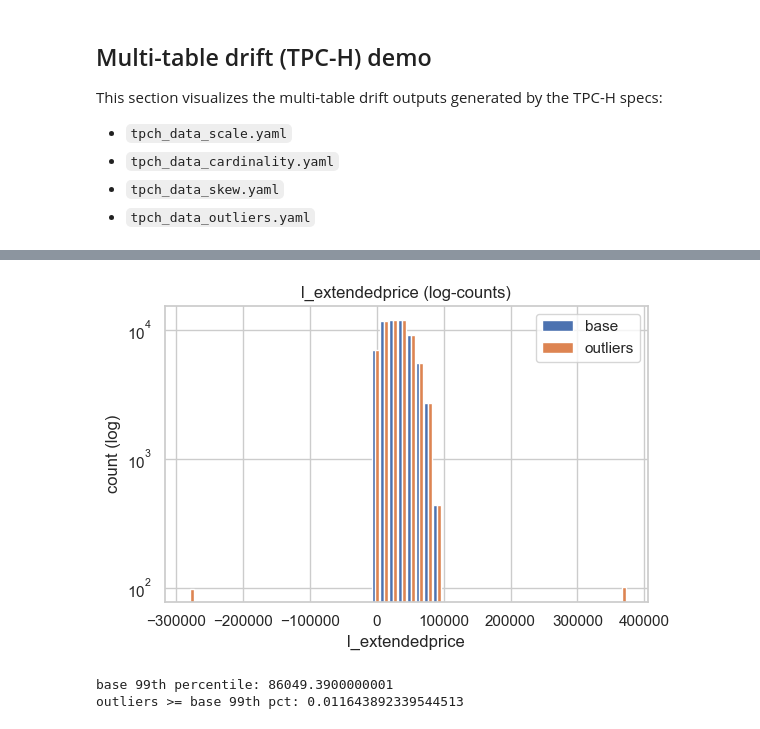
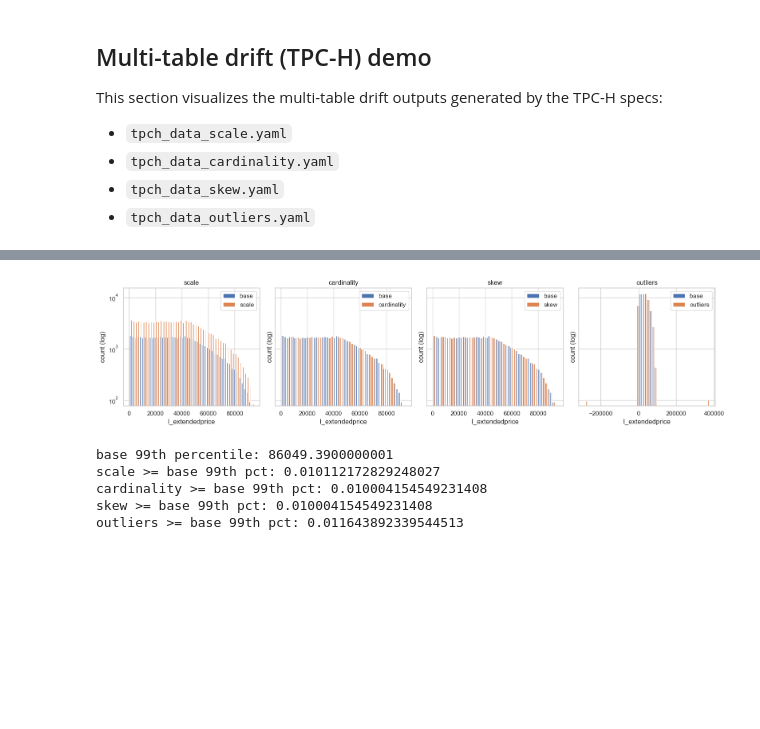
Before and after one commit to Liuguanli/DriftBench, a Jupyter notebook: driftbench/notebooks/plot_data.ipynb, the cells around one changed output, grey strips where cells are left out. Drawn from its saved outputs; the diff is of its cells as text; code cells hidden in the pictures; blank space fills up the shorter version.

```diff
--- a/driftbench/notebooks/plot_data.ipynb
+++ b/driftbench/notebooks/plot_data.ipynb
@@ -877,58 +873,55 @@ for target_table, target_column, title in pairs:
 # %%
-# Outlier-focused view: side-by-side hist (log-counts)
+# Outlier-focused view: log-count histograms for scale/cardinality/skew/outliers
 import os
 
 col = "l_extendedprice"
 base_vals = scenarios["base"]["lineitem"][col].dropna().astype(float)
-out_vals = scenarios["outliers"]["lineitem"][col].dropna().astype(float)
+
+compare_names = ["scale", "cardinality", "skew", "outliers"]
 
 # Percentile cutoff for reporting
 p99 = np.percentile(base_vals, 99)
 
-def side_by_side_hist(ax, base, out, bins, title, log=False):
+def side_by_side_hist(ax, base, other, bins, title, log=False, other_label="drift"):
     counts_base, edges = np.histogram(base, bins=bins)
-    counts_out, _ = np.histogram(out, bins=edges)
+    counts_other, _ = np.histogram(other, bins=edges)
     widths = np.diff(edges)
     offset = widths * 0.22
     ax.bar(edges[:-1] - offset, counts_base, width=widths * 0.45, align="edge", label="base")
-    ax.bar(edges[:-1] + offset, counts_out, width=widths * 0.45, align="edge", label="outliers")
+    ax.bar(edges[:-1] + offset, counts_other, width=widths * 0.45, align="edge", label=other_label)
     if log:
         ax.set_yscale("log")
     ax.set_title(title)
     ax.set_xlabel(col)
     ax.set_ylabel("count" + (" (log)" if log else ""))
     ax.legend()
 
-fig, ax = plt.subplots(1, 1, figsize=(6, 4))
+fig, axes = plt.subplots(1, 4, figsize=(16, 4), sharey=True)
 
-# Left: full range with log-counts
-bins = np.histogram_bin_edges(pd.concat([base_vals, out_vals], ignore_index=True), bins=50)
-side_by_side_hist(ax, base_vals, out_vals, bins, f"{col} (log-counts)", log=True)
+for ax, name in zip(axes.flat, compare_names):
+    other_vals = scenarios[name]["lineitem"][col].dropna().astype(float)
+    bins = np.histogram_bin_edges(pd.concat([base_vals, other_vals], ignore_index=True), bins=50)
+    side_by_side_hist(ax, base_vals, other_vals, bins, f"{name}", log=True, other_label=name)
 
 plt.tight_layout()
 
 output_dir = "output_tpch"
 os.makedirs(output_dir, exist_ok=True)
 if is_fig_save:
-    file_name = f"tpch_outliers_{col}_log"
+    file_name = f"tpch_outliers_{col}_log_all"
     plt.savefig(os.path.join(output_dir, f"{file_name}.png"), format="png", dpi=300, bbox_inches="tight")
     plt.savefig(os.path.join(output_dir, f"{file_name}.pdf"), format="pdf", bbox_inches="tight")
     plt.savefig(os.path.join(overleaf_dir, f"{file_name}.pdf"), format="pdf", bbox_inches="tight")
 plt.show()
 
-# Right: tail zoom (>=95th pct of base)
-# p95 = np.percentile(base_vals, 95)
-# mask_base = base_vals >= p95
-# mask_out = out_vals >= p95
-# bins_tail = np.histogram_bin_edges(pd.concat([base_vals[mask_base], out_vals[mask_out]], ignore_index=True), bins=30)
-# fig, ax = plt.subplots(1, 1, figsize=(6, 4))
-# side_by_side_hist(ax, base_vals[mask_base], out_vals[mask_out], bins_tail, f"{col} tail (>=95th pct of base)")
-# plt.tight_layout()
-# plt.show()
-
 print("base 99th percentile:", p99)
-print("outliers >= base 99th pct:", (out_vals >= p99).mean())
+for name in compare_names:
+    other_vals = scenarios[name]["lineitem"][col].dropna().astype(float)
+    print(f"{name} >= base 99th pct:", (other_vals >= p99).mean())
 # %% [output]
-[figure, old version]
+[figure, new version]
 base 99th percentile: 86049.3900000001
+scale >= base 99th pct: 0.010112172829248027
+cardinality >= base 99th pct: 0.010004154549231408
+skew >= base 99th pct: 0.010004154549231408
 outliers >= base 99th pct: 0.011643892339544513
```
Also changed, not shown: parts of 6 cells of this notebook, 38 other files.
